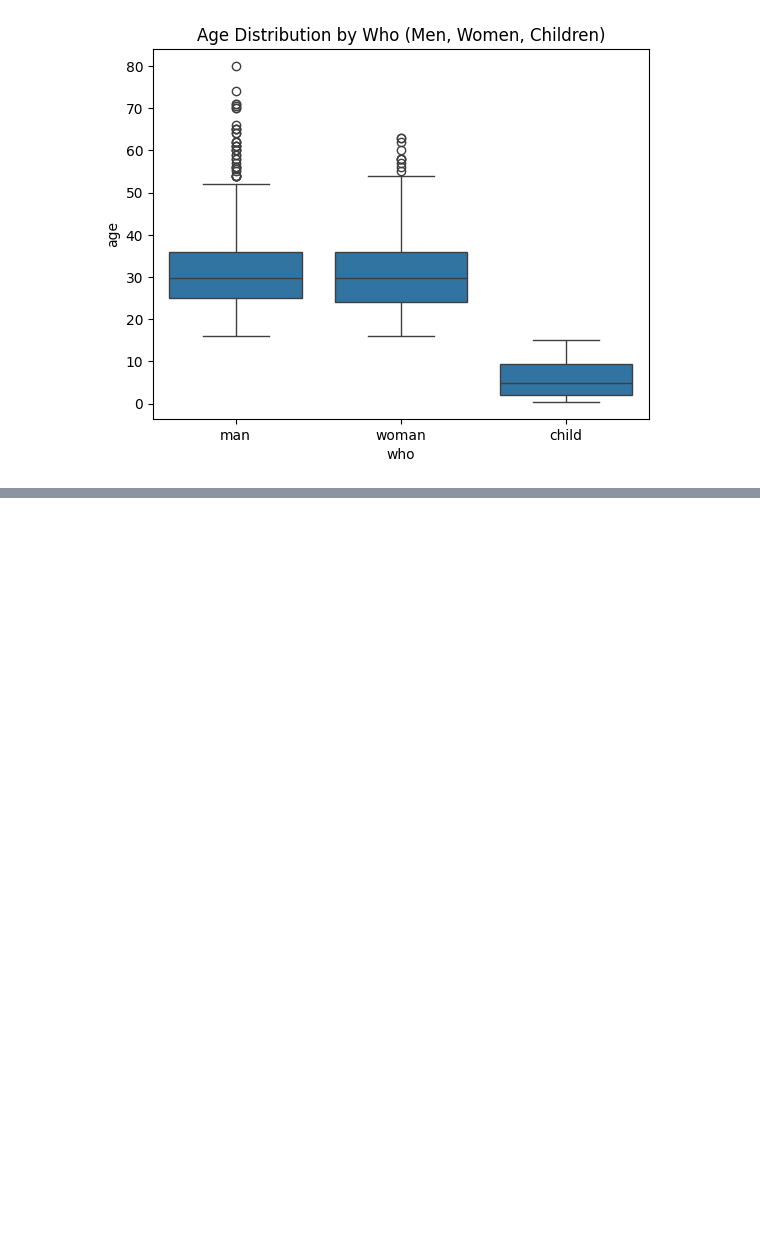
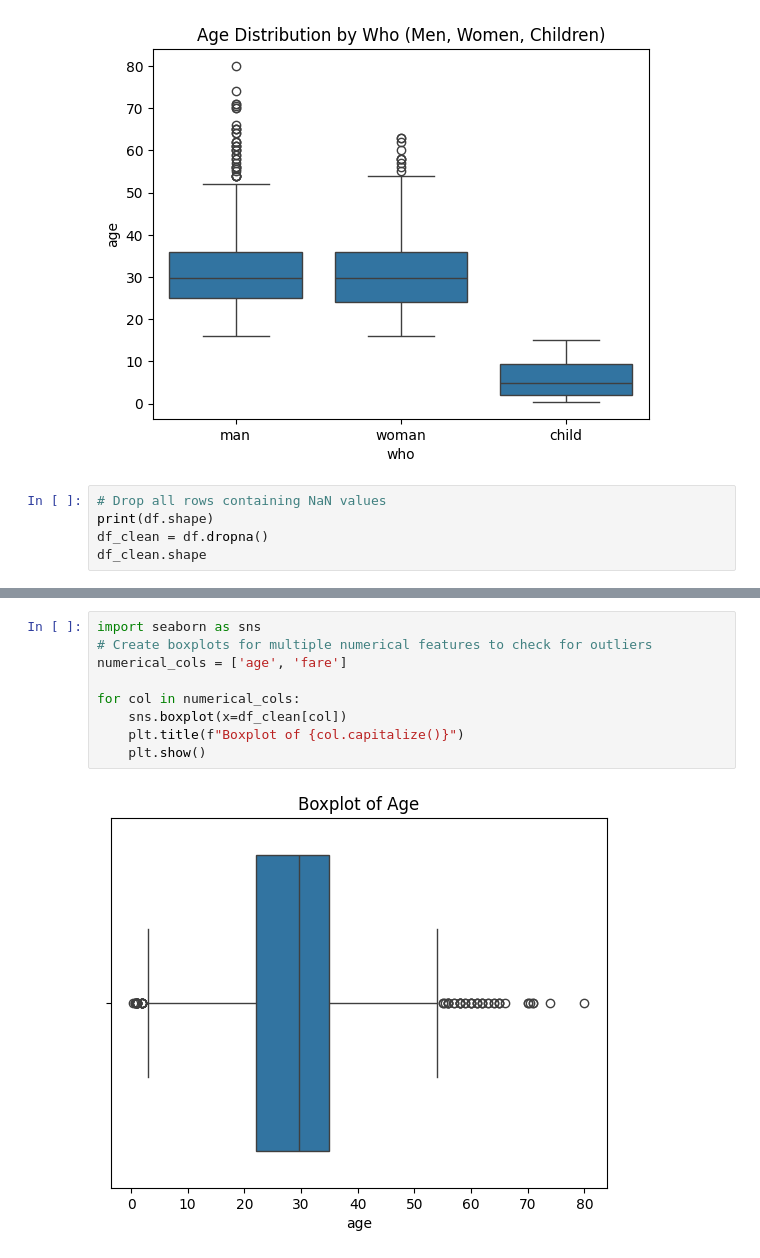
Before and after one commit to israr-ax/AI-Python, a Jupyter notebook: foundations/Titanic.ipynb, the cells around one changed output, grey strips where cells are left out. Drawn from its saved outputs; the diff is of its cells as text; blank space fills up the shorter version.

```diff
--- a/foundations/Titanic.ipynb
+++ b/foundations/Titanic.ipynb
@@ -199,3 +199,8 @@ plt.title("Age Distribution by Who (Men, Women, Children)")
 plt.show()
 # %% [output]
 [figure]
+# %%
+# Drop all rows containing NaN values
+print(df.shape)
+df_clean = df.dropna()
+df_clean.shape
@@ -201,0 +228,11 @@ plt.show()
+# %%
+import seaborn as sns
+# Create boxplots for multiple numerical features to check for outliers
+numerical_cols = ['age', 'fare']
+
+for col in numerical_cols:
+    sns.boxplot(x=df_clean[col])
+    plt.title(f"Boxplot of {col.capitalize()}")
+    plt.show()
+# %% [output]
+[figure, added]
```
Also changed, not shown: parts of 3 cells of this notebook.
